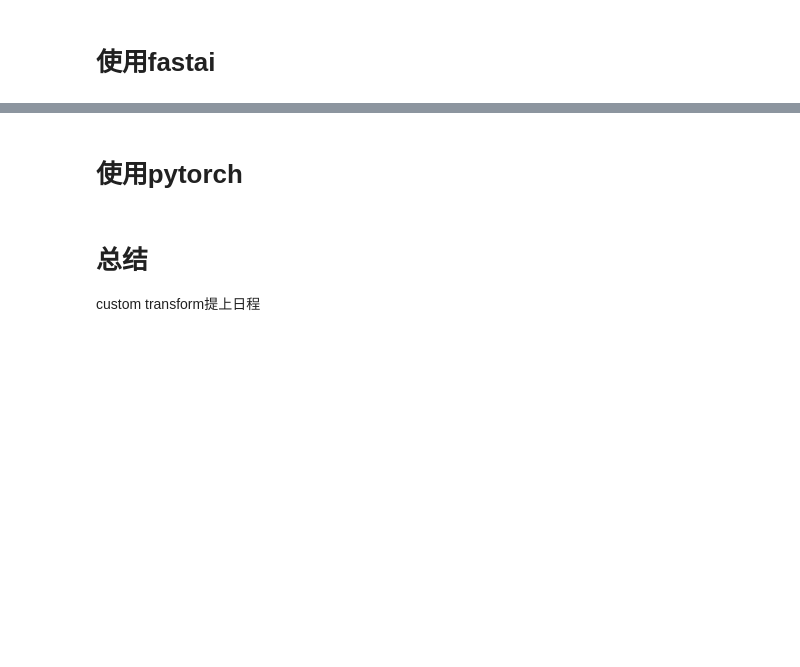
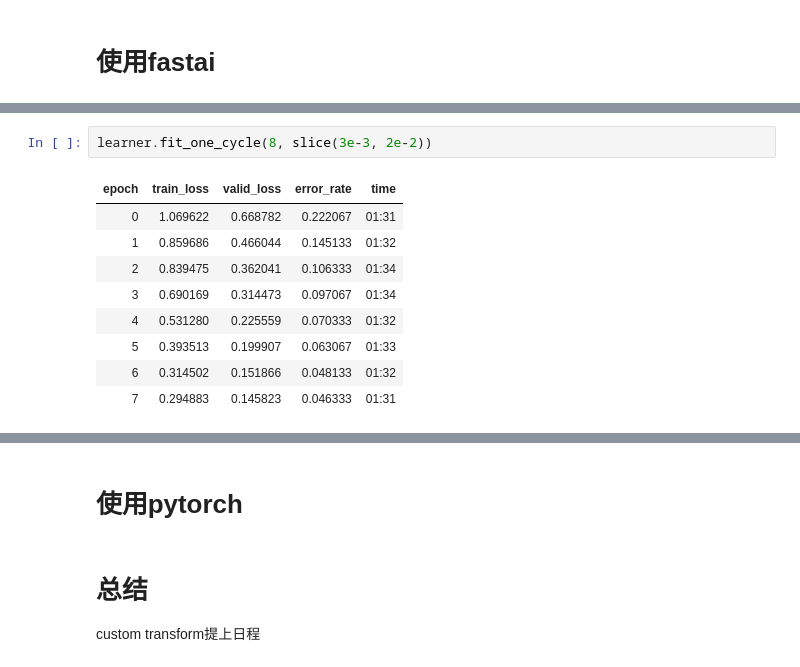
Before and after one commit to oxape/fastai19, a Jupyter notebook: study-room/mnist-raw-data.ipynb, the cells around one changed output, grey strips where cells are left out. Saved outputs shown, nothing was run; the diff lists cells and outputs as text; blank space fills up the shorter version.

```diff
--- a/study-room/mnist-raw-data.ipynb
+++ b/study-room/mnist-raw-data.ipynb
@@ -177,0 +271,12 @@ len(train_x)
+# %%
+learner.fit_one_cycle(8, slice(3e-3, 2e-2))
+# %% [output]
+| epoch | train_loss | valid_loss | error_rate | time |
+| 0 | 1.069622 | 0.668782 | 0.222067 | 01:31 |
+| 1 | 0.859686 | 0.466044 | 0.145133 | 01:32 |
+| 2 | 0.839475 | 0.362041 | 0.106333 | 01:34 |
+| 3 | 0.690169 | 0.314473 | 0.097067 | 01:34 |
+| 4 | 0.531280 | 0.225559 | 0.070333 | 01:32 |
+| 5 | 0.393513 | 0.199907 | 0.063067 | 01:33 |
+| 6 | 0.314502 | 0.151866 | 0.048133 | 01:32 |
+| 7 | 0.294883 | 0.145823 | 0.046333 | 01:31 |
```
Also changed, not shown: parts of 24 cells of this notebook, 2 other files.
